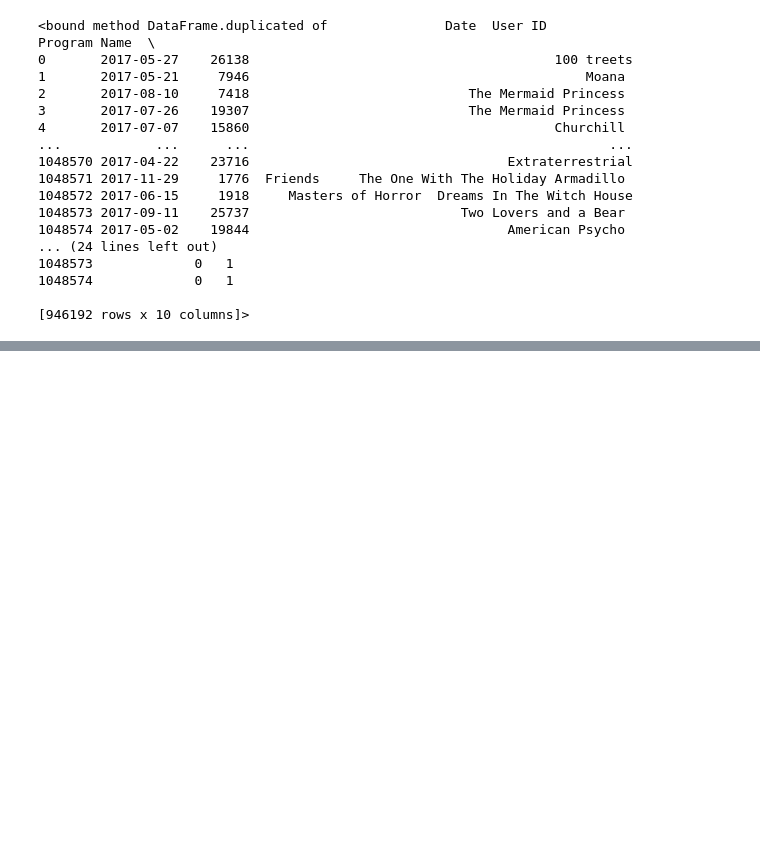
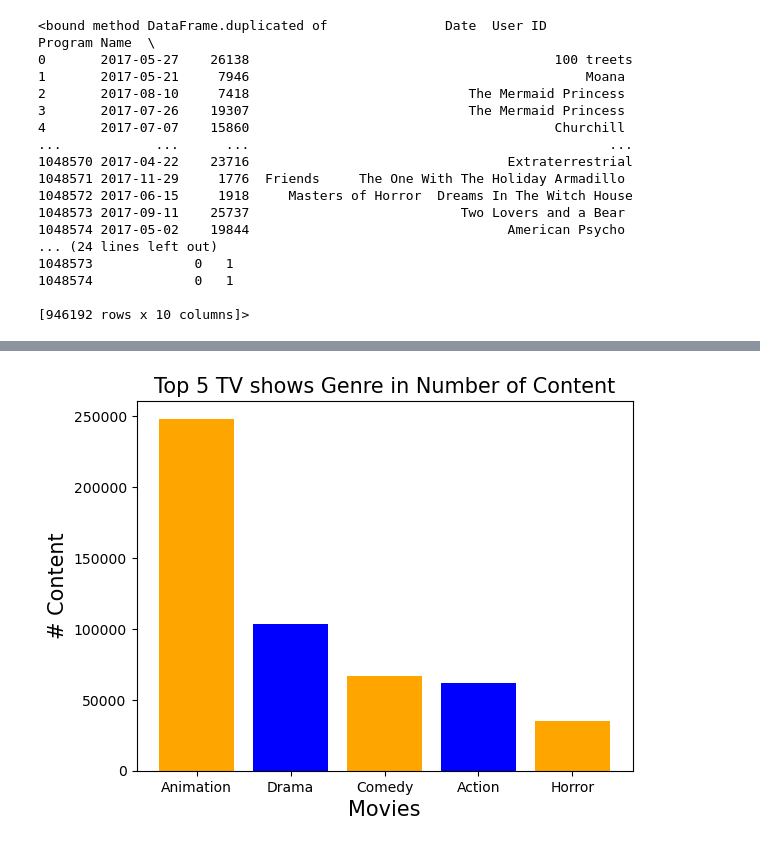
Before and after one commit to Tuwaiq-Data-Science-Bootcamp-V2/Bootcamp-Project-2, a Jupyter notebook: STC_Jawwy_TV.ipynb, the cells around one changed output, grey strips where cells are left out. Cells and saved outputs as stored; diff of their text form; code cells hidden in the pictures; blank space fills up the shorter version.

Commit message:
Bar chart was added

```diff
--- a/STC_Jawwy_TV.ipynb
+++ b/STC_Jawwy_TV.ipynb
@@ -90,0 +97,13 @@ dtype: object
+# %%
+Genre = ['Animation', 'Drama', 'Comedy', 'Action', 'Horror']
+count  = [248225, 103280, 67132, 61727, 34881]
+colors = ['orange','blue']
+
+plt.bar(Genre, count, color= colors)
+plt.title('Top 5 TV shows Genre in Number of Content',fontsize = 15)
+plt.xlabel('Movies',fontsize = 15)
+plt.ylabel('# Content',fontsize = 15)
+
+plt.show()
+# %% [output]
+[figure, added]
```
Also changed, not shown: parts of 3 cells of this notebook.
